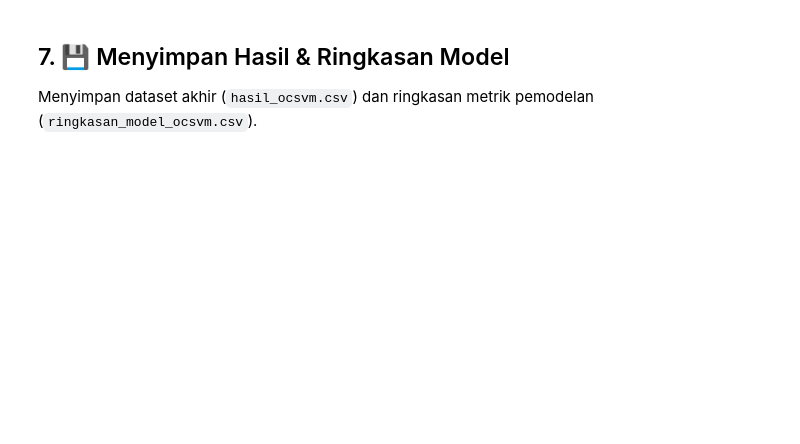
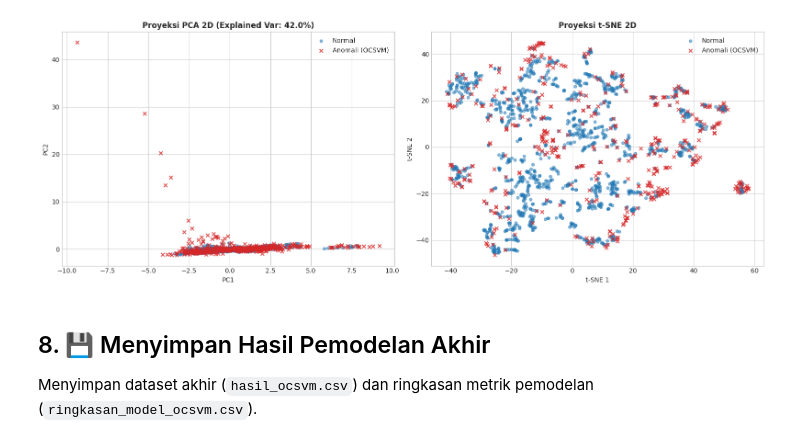
Before and after one commit to gitraya1400/ANALISIS-DETEKSI-ANOMALI-MAKROEKONOMI, a Jupyter notebook: Virna/ocsvm.ipynb, the cells around one changed output. Cells and saved outputs as stored; diff of their text form; code cells hidden in the pictures; blank space fills up the shorter version.

```diff
--- a/Virna/ocsvm.ipynb
+++ b/Virna/ocsvm.ipynb
@@ -69,16 +110,16 @@ y_true = df['crisis_label'].values
 
 Proses eksplorasi parameter untuk menentukan kombinasi terbaik `nu` (0.01 – 0.25) dan `gamma` ('scale', 'auto', 0.001 – 1.0) dengan evaluasi metrik Precision, Recall, F1-Score, ROC-AUC, dan PR-AUC.
 # %%
-nu_values = [0.01, 0.05, 0.08, 0.10, 0.15, 0.1919, 0.25]
+nu_values = [0.01, 0.05, 0.08, 0.10, 0.1335, 0.15, 0.20, 0.25]
 gamma_values = ['scale', 'auto', 0.001, 0.01, 0.05, 0.1, 0.5, 1.0]
 
 results = []
 for nu in nu_values:
     for gamma in gamma_values:
         ocsvm = OneClassSVM(kernel='rbf', nu=nu, gamma=gamma)
-        preds = ocsvm.fit_predict(X)
+        preds = ocsvm.fit_predict(X_scaled)
         y_pred = (preds == -1).astype(int)
-        scores = -ocsvm.decision_function(X).ravel()
+        scores = -ocsvm.decision_function(X_scaled).ravel()
 
         n_anom = int(y_pred.sum())
         pct_anom = n_anom / len(y_pred) * 100
@@ -263,33 +360,35 @@ df_fi_res
 Visualisasi sebaran observasi normal vs anomali pada ruang dimensi tereduksi untuk memverifikasi pemisahan *boundary* OCSVM.
 # %%
 pca = PCA(n_components=2, random_state=SEED)
-X_pca = pca.fit_transform(X)
+X_pca = pca.fit_transform(X_scaled)
 
 tsne = TSNE(n_components=2, random_state=SEED, perplexity=30)
-X_tsne = tsne.fit_transform(X)
+X_tsne = tsne.fit_transform(X_scaled)
 
 fig, axes = plt.subplots(1, 2, figsize=(16, 6))
 
 # PCA Plot
 axes[0].scatter(X_pca[y_pred == 0, 0], X_pca[y_pred == 0, 1], c='#1f77b4', alpha=0.5, label='Normal', s=20)
 axes[0].scatter(X_pca[y_pred == 1, 0], X_pca[y_pred == 1, 1], c='#d62728', alpha=0.8, label='Anomali (OCSVM)', s=30, marker='x')
 axes[0].set_title(f'Proyeksi PCA 2D (Explained Var: {sum(pca.explained_variance_ratio_)*100:.1f}%)', fontsize=12, fontweight='bold')
 axes[0].set_xlabel('PC1')
 axes[0].set_ylabel('PC2')
 axes[0].legend()
 
 # t-SNE Plot
 axes[1].scatter(X_tsne[y_pred == 0, 0], X_tsne[y_pred == 0, 1], c='#1f77b4', alpha=0.5, label='Normal', s=20)
 axes[1].scatter(X_tsne[y_pred == 1, 0], X_tsne[y_pred == 1, 1], c='#d62728', alpha=0.8, label='Anomali (OCSVM)', s=30, marker='x')
 axes[1].set_title('Proyeksi t-SNE 2D', fontsize=12, fontweight='bold')
 axes[1].set_xlabel('t-SNE 1')
 axes[1].set_ylabel('t-SNE 2')
 axes[1].legend()
 
 plt.tight_layout()
 plt.show()
+# %% [output]
+[figure, added]
 # %% [markdown]
-## 7. 💾 Menyimpan Hasil & Ringkasan Model
+## 8. 💾 Menyimpan Hasil Pemodelan Akhir
 
 Menyimpan dataset akhir (`hasil_ocsvm.csv`) dan ringkasan metrik pemodelan (`ringkasan_model_ocsvm.csv`).
 # %%
```
Also changed, not shown: parts of 19 cells of this notebook, 14 other files.
